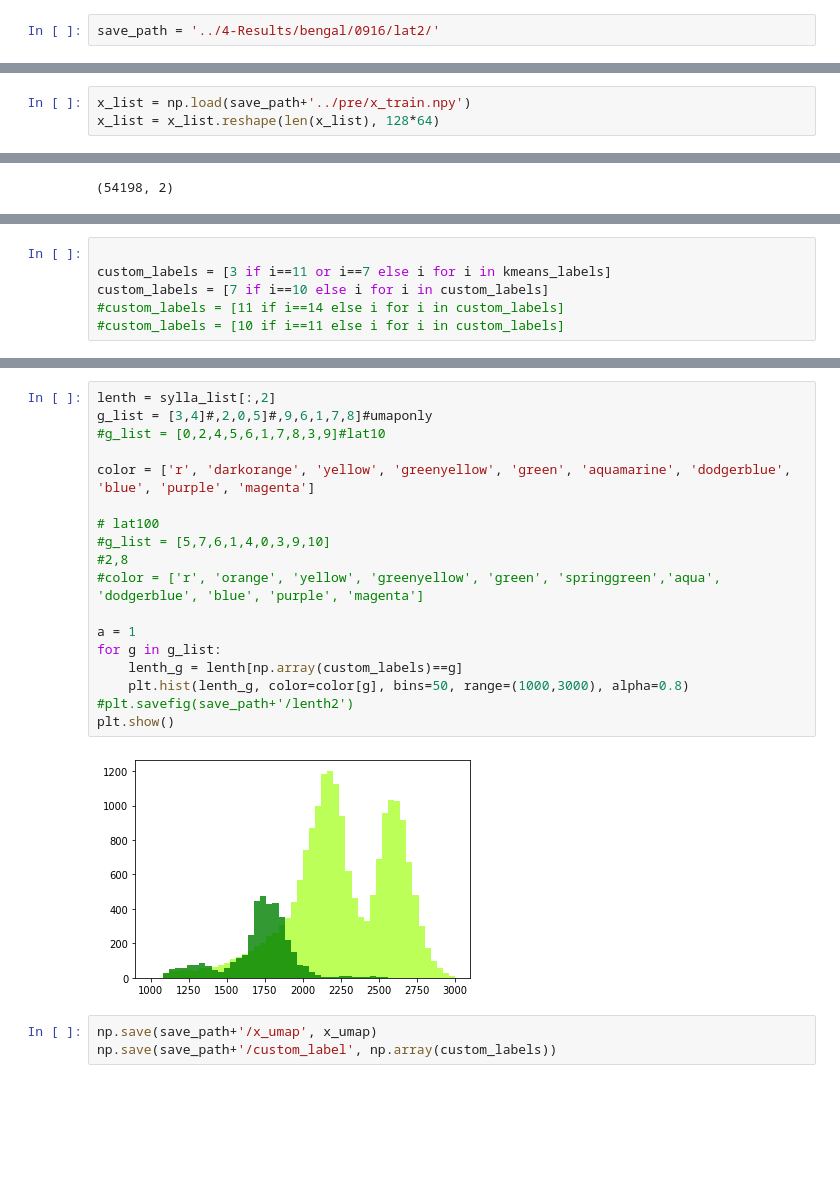
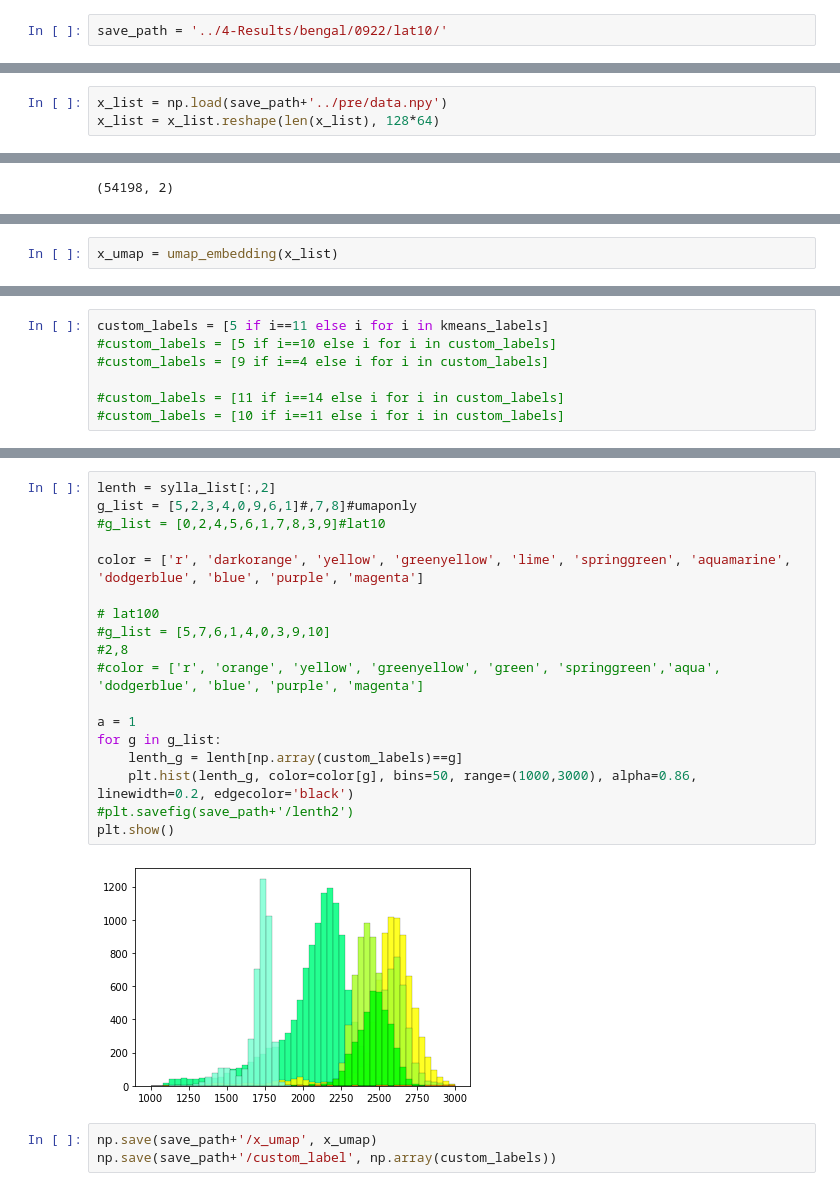
Before and after one commit to yebiny/Songbird-clusturing, a Jupyter notebook: 3-Train/3-umap.ipynb, the cells around one changed output, grey strips where cells are left out. Drawn from its saved outputs; the diff is of its cells as text; blank space fills up the shorter version.

```diff
--- a/3-Train/3-umap.ipynb
+++ b/3-Train/3-umap.ipynb
@@ -60,12 +60,12 @@ def plot_project(data_2d, c_lenth=1, save=None):
         plt.savefig(save)
     plt.show()
 # %%
-save_path = '../4-Results/bengal/0916/lat2/'
+save_path = '../4-Results/bengal/0922/lat10/'
 # %%
 x_lat = np.load(save_path+'/x_lat.npy')
 sylla_list = np.load(save_path+'/../pre/sylla_list.npy')
 # %%
-x_list = np.load(save_path+'../pre/x_train.npy')
+x_list = np.load(save_path+'../pre/data.npy')
 x_list = x_list.reshape(len(x_list), 128*64)
 # %%
 x_umap = umap_embedding(x_lat, n_neighbors=100)
@@ -77,0 +78,2 @@ plot_project(x_lat, sylla_list[:,2], save=save_path+'/plot_Projection_dur')
+# %%
+x_umap = umap_embedding(x_list)
@@ -88,7 +91,8 @@ plot_cluster(x_umap, kmeans_labels)
 # %%
+custom_labels = [5 if i==11 else i for i in kmeans_labels]
+#custom_labels = [5 if i==10 else i for i in custom_labels]
+#custom_labels = [9 if i==4 else i for i in custom_labels]
 
-custom_labels = [3 if i==11 or i==7 else i for i in kmeans_labels]
-custom_labels = [7 if i==10 else i for i in custom_labels]
 #custom_labels = [11 if i==14 else i for i in custom_labels]
 #custom_labels = [10 if i==11 else i for i in custom_labels]
 # %%
@@ -98,23 +102,23 @@ plot_cluster(x_umap, custom_labels)#, save_path+'umap_cluster')
 # %%
 lenth = sylla_list[:,2]
-g_list = [3,4]#,2,0,5]#,9,6,1,7,8]#umaponly
+g_list = [5,2,3,4,0,9,6,1]#,7,8]#umaponly
 #g_list = [0,2,4,5,6,1,7,8,3,9]#lat10
 
-color = ['r', 'darkorange', 'yellow', 'greenyellow', 'green', 'aquamarine', 'dodgerblue', 'blue', 'purple', 'magenta']
+color = ['r', 'darkorange', 'yellow', 'greenyellow', 'lime', 'springgreen', 'aquamarine', 'dodgerblue', 'blue', 'purple', 'magenta']
 
 # lat100
 #g_list = [5,7,6,1,4,0,3,9,10]
 #2,8
 #color = ['r', 'orange', 'yellow', 'greenyellow', 'green', 'springgreen','aqua', 'dodgerblue', 'blue', 'purple', 'magenta']
 
 a = 1
 for g in g_list:
     lenth_g = lenth[np.array(custom_labels)==g]
-    plt.hist(lenth_g, color=color[g], bins=50, range=(1000,3000), alpha=0.8)
+    plt.hist(lenth_g, color=color[g], bins=50, range=(1000,3000), alpha=0.86, linewidth=0.2, edgecolor='black')
 #plt.savefig(save_path+'/lenth2')
 plt.show()
 # %% [output]
-[figure, old version]
+[figure, new version]
 # %%
 np.save(save_path+'/x_umap', x_umap)
 np.save(save_path+'/custom_label', np.array(custom_labels))
```
Also changed, not shown: parts of 5 cells of this notebook, 3 other files.
